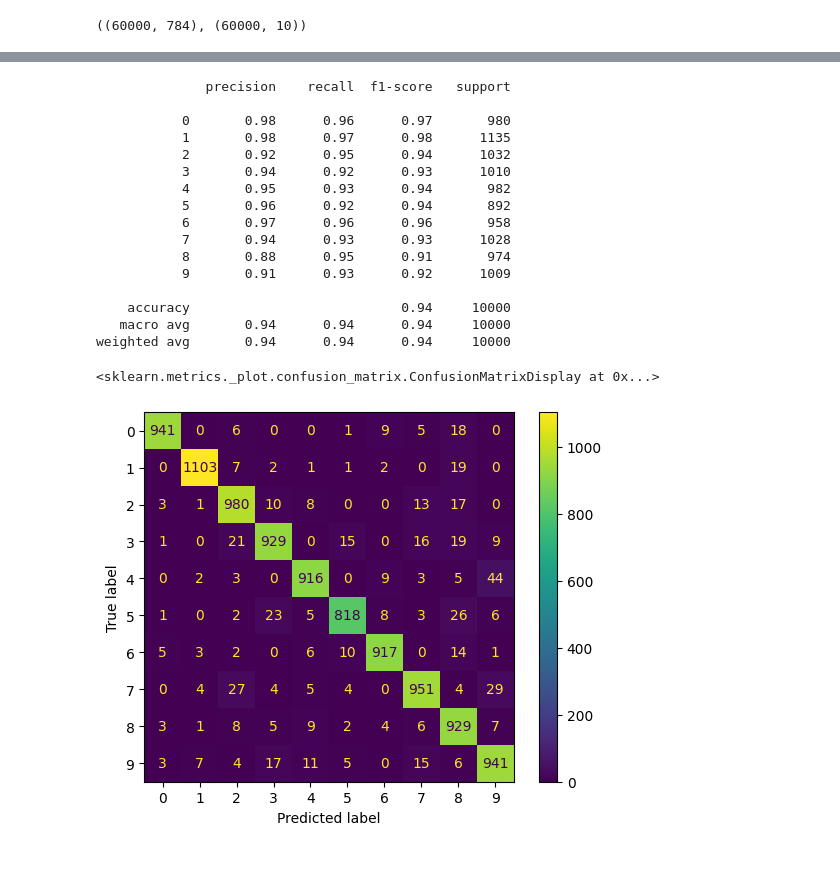
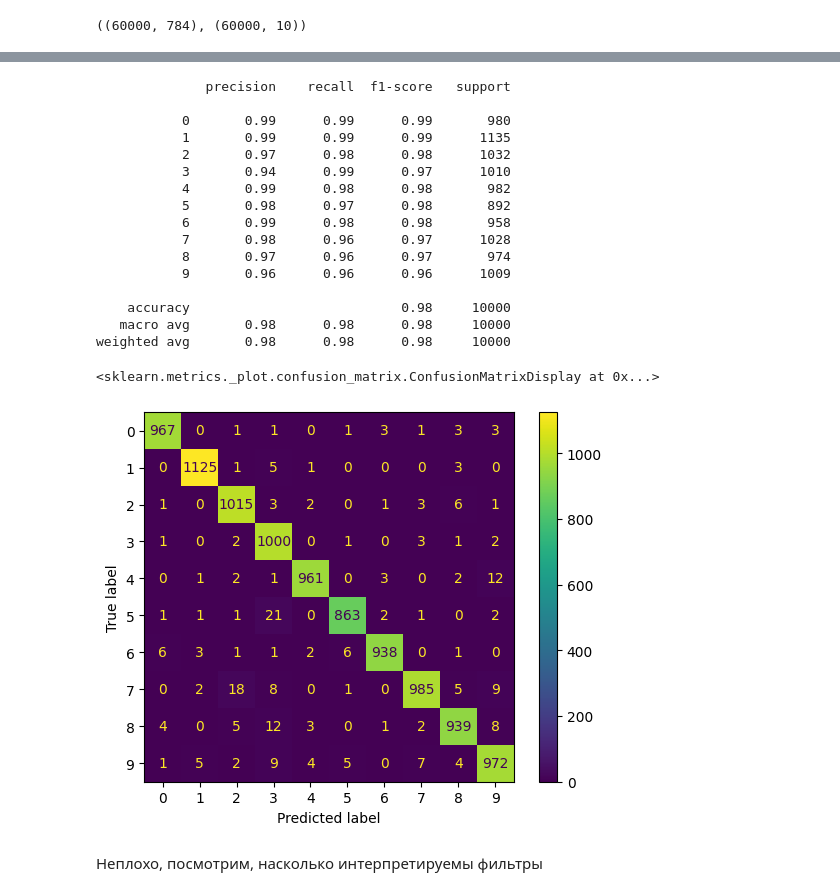
Before and after one commit to Papr1ka/nns, a Jupyter notebook: 6/6.ipynb, the cells around one changed output, grey strips where cells are left out. Drawn from its saved outputs; the diff is of its cells as text; code cells hidden in the pictures; blank space fills up the shorter version.

```diff
--- a/6/6.ipynb
+++ b/6/6.ipynb
@@ -551,0 +48,35 @@ The pyinstrument extension is already loaded. To reload it, use:
+# %%
+# model = NN(
+#     [
+#         MaxPoolingLayer(kernel=(2, 2), strides=(2, 2)),
+#         Conv2DLayer(1, 32, kernel=(3, 3), strides=(1, 1), padding=(1, 1)),
+#         Relu(),
+#         MaxPoolingLayer(kernel=(2, 2), strides=(2, 2)),
+#         Conv2DLayer(32, 16, kernel=(3, 3), strides=(1, 1), padding=(1, 1)),
+#         Relu(),
+#         FlattenLayer(),
+#         LinearLayer(16 * 7 * 7, 64),
+#         Relu(),
+#         DropoutLayer(0.2),
+#         LinearLayer(64, 10),
+#         Softmax()
+#     ],
+#     loss_function=cross_entropy,
+# )
+
+model = NN(
+    [
+        Conv2DLayer(1, 8, kernel=(5, 5), strides=(1, 1), padding=(0, 0)),
+        Relu(),
+        MaxPoolingLayer(kernel=(2, 2), strides=(2, 2)),
+        Conv2DLayer(8, 8, kernel=(3, 3), strides=(1, 1), padding=(0, 0)),
+        Relu(),
+        MaxPoolingLayer(kernel=(2, 2), strides=(2, 2)),
+        FlattenLayer(),
+        LinearLayer(200, 10),
+        Softmax()
+    ],
+    loss_function=cross_entropy,
+)
+
+loss_history = []
@@ -606,32 +162,32 @@ plt.show()
 # %%
-from sklearn.metrics import ConfusionMatrixDisplay
-
 y_pred = []
 for i in range(len(test_x)):
-    y_pred.append(network.forward(test_x[i].reshape((1, 28, 28)))[0])
+    y_pred.append(model.forward(test_x[i].reshape((1, 28, 28)))[0])
 
 y_pred_classes = [x for x in np.argmax(y_pred, axis=1)]
 y_true_classes = [x for x in np.argmax(test_y, axis=1)]
 
 print(sklearn.metrics.classification_report(y_true_classes, y_pred_classes))
 ConfusionMatrixDisplay.from_predictions(y_true_classes, y_pred_classes)
 # %% [output]
               precision    recall  f1-score   support
 
-           0       0.98      0.96      0.97       980
-           1       0.98      0.97      0.98      1135
-           2       0.92      0.95      0.94      1032
-           3       0.94      0.92      0.93      1010
-           4       0.95      0.93      0.94       982
-           5       0.96      0.92      0.94       892
-           6       0.97      0.96      0.96       958
-           7       0.94      0.93      0.93      1028
-           8       0.88      0.95      0.91       974
-           9       0.91      0.93      0.92      1009
+           0       0.99      0.99      0.99       980
+           1       0.99      0.99      0.99      1135
+           2       0.97      0.98      0.98      1032
+           3       0.94      0.99      0.97      1010
+           4       0.99      0.98      0.98       982
+           5       0.98      0.97      0.98       892
+           6       0.99      0.98      0.98       958
+           7       0.98      0.96      0.97      1028
+           8       0.97      0.96      0.97       974
+           9       0.96      0.96      0.96      1009
 
-    accuracy                           0.94     10000
-   macro avg       0.94      0.94      0.94     10000
-weighted avg       0.94      0.94      0.94     10000
+    accuracy                           0.98     10000
+   macro avg       0.98      0.98      0.98     10000
+weighted avg       0.98      0.98      0.98     10000
 <sklearn.metrics._plot.confusion_matrix.ConfusionMatrixDisplay at 0x...>
-[figure, old version]
+[figure, new version]
+# %% [markdown]
+Неплохо, посмотрим, насколько интерпретируемы фильтры
 # %%
```
Also changed, not shown: parts of 51 cells of this notebook, 19 other files.
